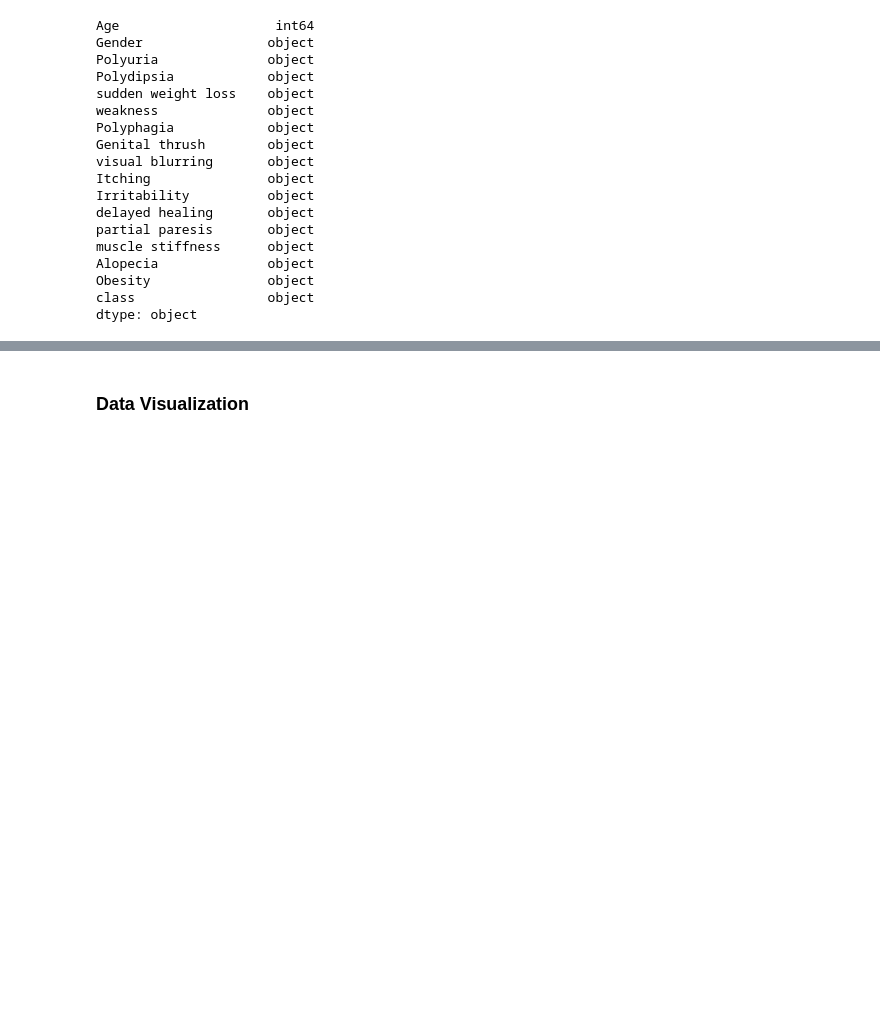
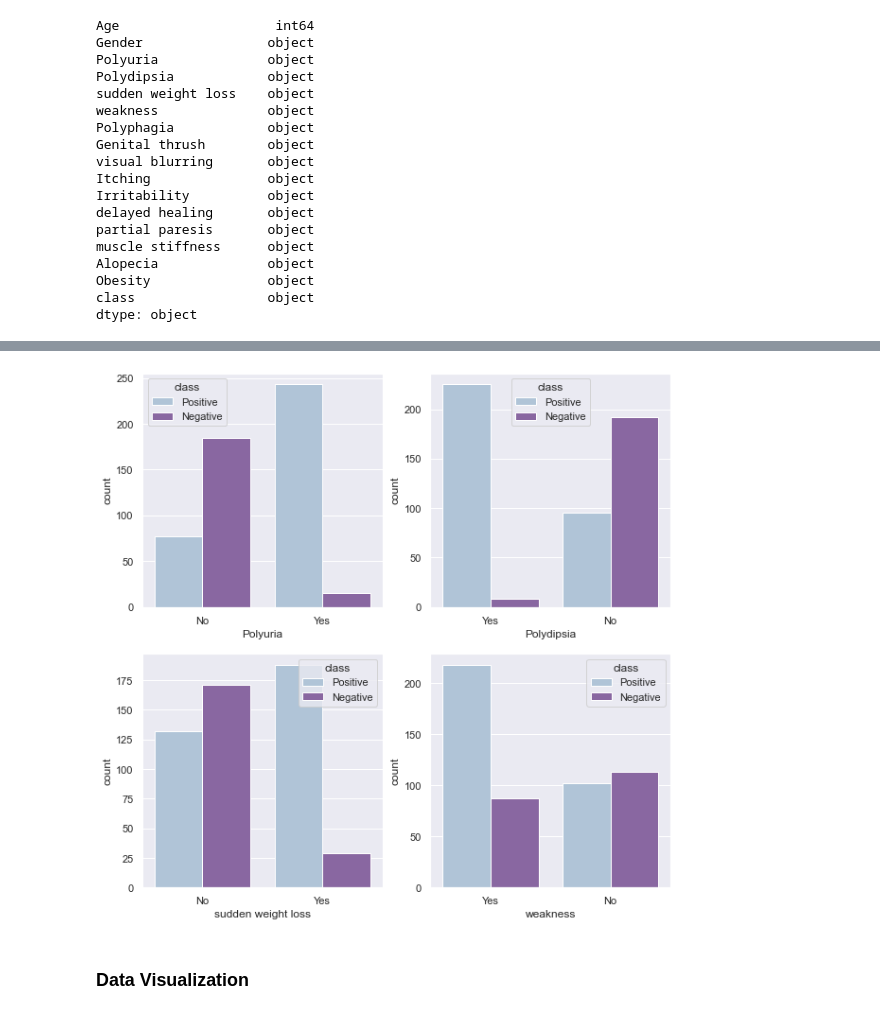
Before and after one commit to carlos-marin1742/CM-Machine-Learning-Projects, a Jupyter notebook: diabetes prediction using ML/Diabetes project.ipynb, the cells around one changed output, grey strips where cells are left out. Saved outputs shown, nothing was run; the diff lists cells and outputs as text; code cells hidden in the pictures; blank space fills up the shorter version.

```diff
--- a/diabetes prediction using ML/Diabetes project.ipynb
+++ b/diabetes prediction using ML/Diabetes project.ipynb
@@ -65,3 +79,10 @@ dtype: object
+# %%
+fig , ax = plt.subplots(2,2,figsize = (10,10))
+for i , subplots in zip (cat_features, ax.flatten()):
+  sn.countplot(cat_features[i],hue = df['class'],ax = subplots, palette = 'BuPu')
+plt.show()
+# %% [output]
+[figure, added]
 # %% [markdown]
 ### Data Visualization
 # %%
```
Also changed, not shown: parts of 67 cells of this notebook.
